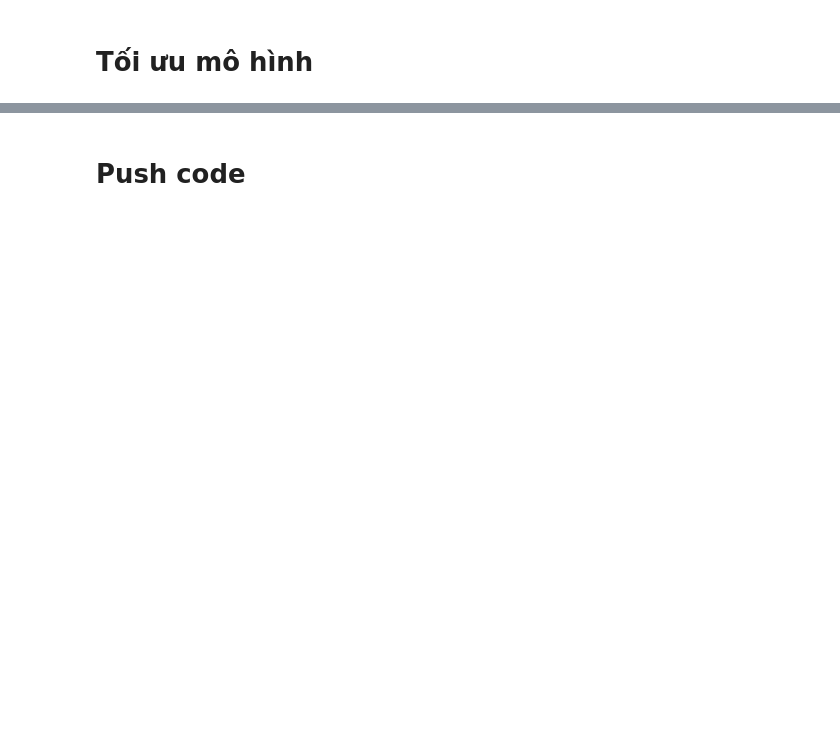
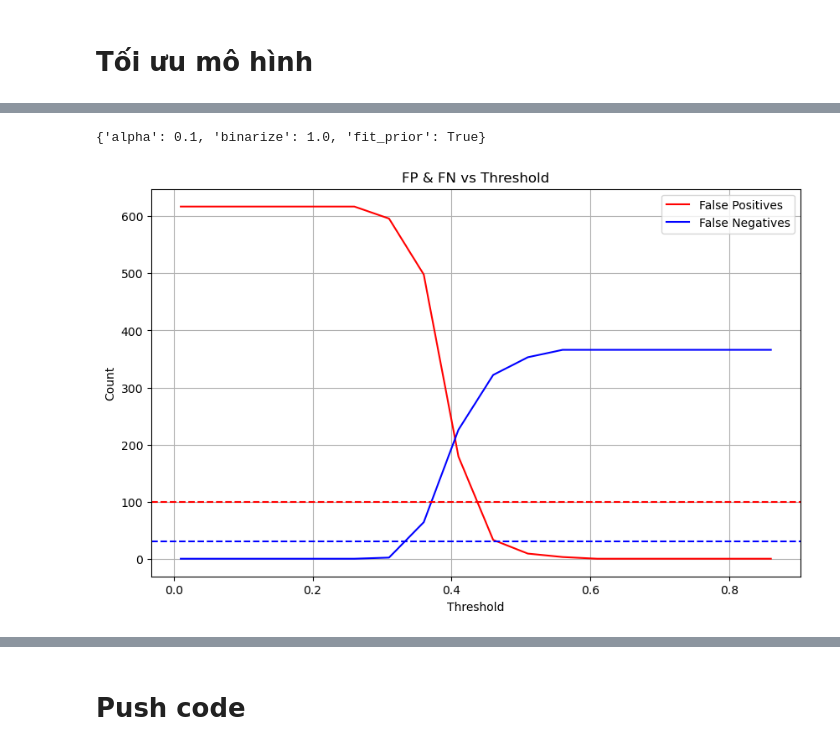
Before and after one commit to A47126/BT-Machine-Learning-Group-7, a Jupyter notebook: water_pota_no_plot.ipynb, the cells around one changed output, grey strips where cells are left out. Saved outputs shown, nothing was run; the diff lists cells and outputs as text; code cells hidden in the pictures; blank space fills up the shorter version.

```diff
--- a/water_pota_no_plot.ipynb
+++ b/water_pota_no_plot.ipynb
@@ -161,0 +202,32 @@ X_test = scaler.transform(X_test)
+# %%
+grid_search_bernoulli.best_params_
+# %% [output]
+{'alpha': 0.1, 'binarize': 1.0, 'fit_prior': True}
+# %%
+threshold = np.arange(0.01, 0.91, 0.05)
+res = []
+# %%
+for t in threshold:
+    y_pred = (y_proba >= t).astype(int)
+    tn, fp, fn, tp = confusion_matrix(y_test, y_pred).ravel()
+    res.append((t, fp, fn, tp, tn))
+# %%
+df_thresh = pd.DataFrame(res, columns=['Threshold', 'FP', 'FN', 'TP', 'TN'])
+df_thresh['Precision'] = df_thresh['TP'] / (df_thresh['TP'] + df_thresh['FP'])
+df_thresh['Recall'] = df_thresh['TP'] / (df_thresh['TP'] + df_thresh['FN'])
+# %%
+plt.figure(figsize=(10,6))
+plt.plot(df_thresh["Threshold"], df_thresh["FP"], label="False Positives", color="red")
+plt.plot(df_thresh["Threshold"], df_thresh["FN"], label="False Negatives", color="blue")
+plt.axhline(100, color='red', linestyle='--')
+plt.axhline(30, color='blue', linestyle='--')
+plt.xlabel("Threshold")
+plt.ylabel("Count")
+plt.title("FP & FN vs Threshold")
+plt.legend()
+plt.grid()
+plt.show()
+
+# Vẽ biểu đồ ngưỡng FP và FN theo Threshold
+# %% [output]
+[figure, added]
```
Also changed, not shown: parts of 13 cells of this notebook.
